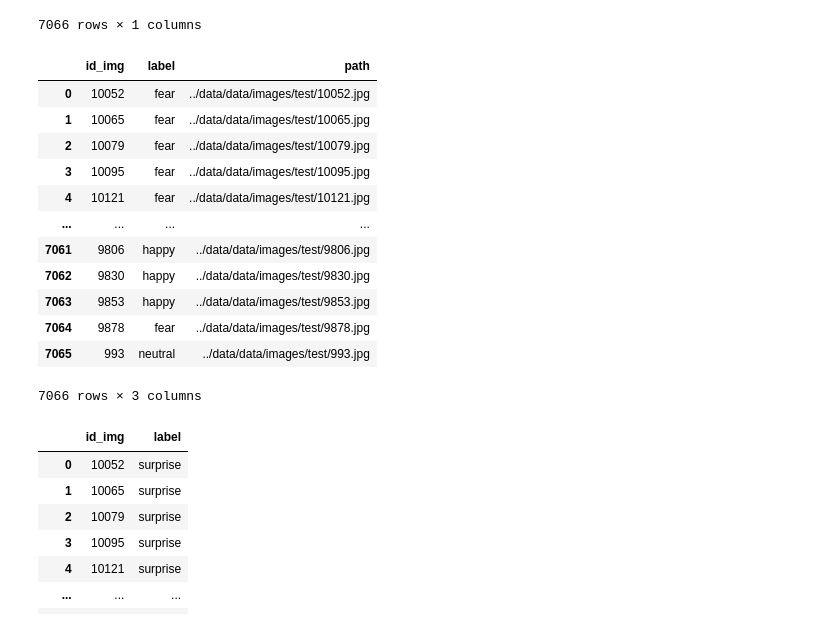
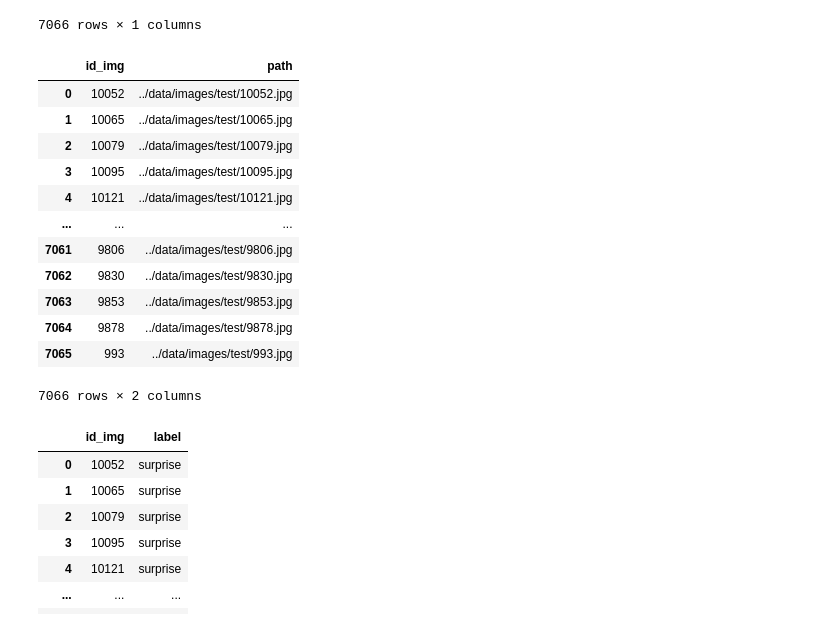
Before and after one commit to Matias-Ibarra/CompetiEmo, a Jupyter notebook: notebooks/solucion.ipynb, the cells around one changed output. Saved outputs shown, nothing was run; the diff lists cells and outputs as text; code cells hidden in the pictures.

```diff
--- a/notebooks/solucion.ipynb
+++ b/notebooks/solucion.ipynb
@@ -31,25 +31,25 @@ df_test
 7066 rows × 1 columns
 # %%
 def construir_ruta(row):
-    return f"../data/data/images/test/{row['id_img']}.jpg"
+    return f"../data/images/test/{row['id_img']}.jpg"
 
 df_test['path'] = df_test.apply(construir_ruta, axis=1)
 
 df_test
 # %% [output]
-|  | id_img | label | path |
-| 0 | 10052 | fear | ../data/data/images/test/10052.jpg |
-| 1 | 10065 | fear | ../data/data/images/test/10065.jpg |
-| 2 | 10079 | fear | ../data/data/images/test/10079.jpg |
-| 3 | 10095 | fear | ../data/data/images/test/10095.jpg |
-| 4 | 10121 | fear | ../data/data/images/test/10121.jpg |
-| ... | ... | ... | ... |
-| 7061 | 9806 | happy | ../data/data/images/test/9806.jpg |
-| 7062 | 9830 | happy | ../data/data/images/test/9830.jpg |
-| 7063 | 9853 | happy | ../data/data/images/test/9853.jpg |
-| 7064 | 9878 | fear | ../data/data/images/test/9878.jpg |
-| 7065 | 993 | neutral | ../data/data/images/test/993.jpg |
+|  | id_img | path |
+| 0 | 10052 | ../data/images/test/10052.jpg |
+| 1 | 10065 | ../data/images/test/10065.jpg |
+| 2 | 10079 | ../data/images/test/10079.jpg |
+| 3 | 10095 | ../data/images/test/10095.jpg |
+| 4 | 10121 | ../data/images/test/10121.jpg |
+| ... | ... | ... |
+| 7061 | 9806 | ../data/images/test/9806.jpg |
+| 7062 | 9830 | ../data/images/test/9830.jpg |
+| 7063 | 9853 | ../data/images/test/9853.jpg |
+| 7064 | 9878 | ../data/images/test/9878.jpg |
+| 7065 | 993 | ../data/images/test/993.jpg |
-7066 rows × 3 columns
+7066 rows × 2 columns
 # %%
 sample = pd.read_csv('../data/sample_submision.csv')
 sample
```
Also changed, not shown: parts of 37 cells of this notebook, 1 other file.
